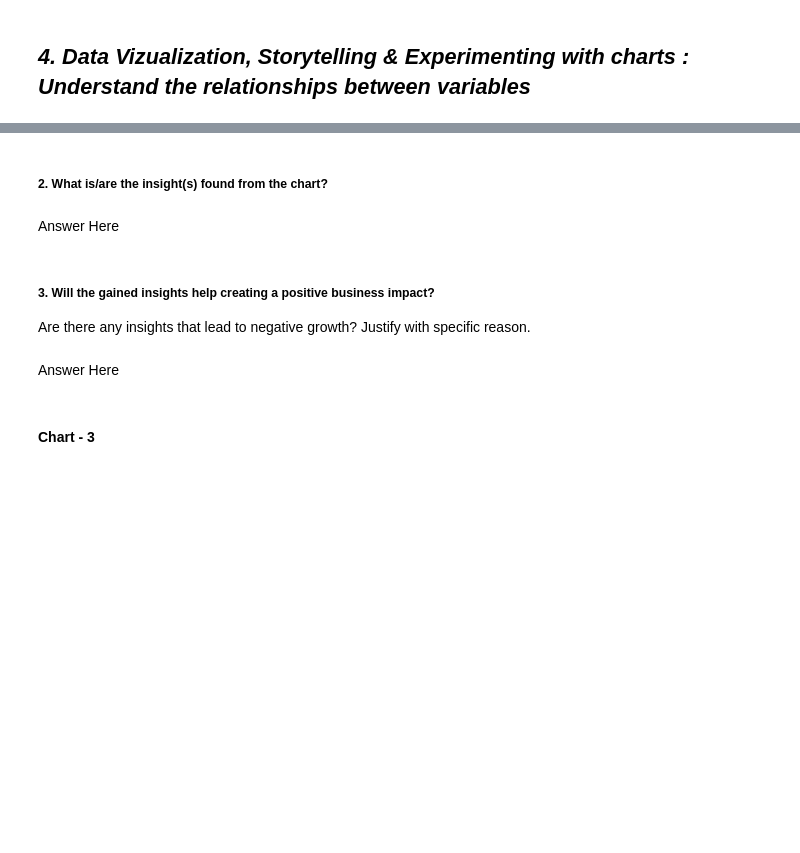
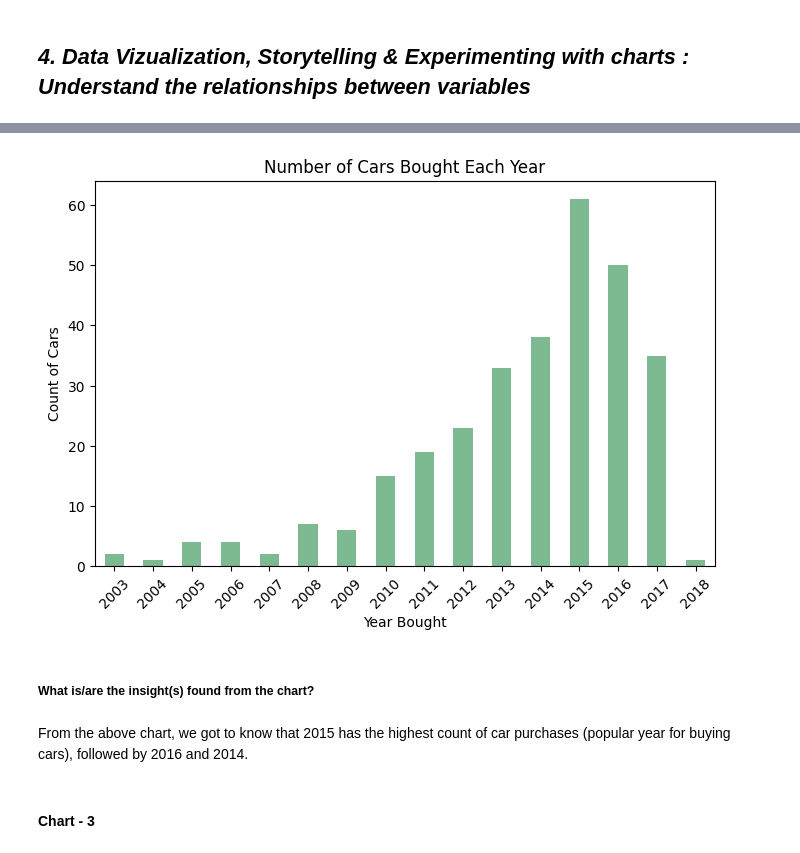
Before and after one commit to mirjubair/oibsip_taskno3, a Jupyter notebook: Car_Price_Prediction_with_Machine_Learning.ipynb, the cells around one changed output, grey strips where cells are left out. Drawn from its saved outputs; the diff is of its cells as text; code cells hidden in the pictures; blank space fills up the shorter version.

```diff
--- a/Car_Price_Prediction_with_Machine_Learning.ipynb
+++ b/Car_Price_Prediction_with_Machine_Learning.ipynb
@@ -222,12 +243,30 @@ Answer Here.
+# %%
+# Chart - 2 Bar plot visualization code for Number of Cars Bought Each Year
+# Set the figure size for the plot
+plt.figure(figsize=(8, 5))
+
+# Group the data by the 'Year' column and count the number of occurrences for each year
+yearly_counts = df.groupby('Year').count()['Car_Name']
+
+# Create a bar plot to visualize the count of cars bought in each year
+yearly_counts.plot(kind='bar')
+
+# Rotate the x-axis labels by 45 degrees for better readability
+plt.xticks(rotation=45)
+
+# Set labels and title for the plot
+plt.xlabel('Year Bought')
+plt.ylabel('Count of Cars')
+plt.title('Number of Cars Bought Each Year')
+
+# Display the plot
+plt.show()
+# %% [output]
+[figure, added]
 # %% [markdown]
-##### 2. What is/are the insight(s) found from the chart?
+##### What is/are the insight(s) found from the chart?
-# %% [markdown]
-Answer Here
-# %% [markdown]
-##### 3. Will the gained insights help creating a positive business impact?
-Are there any insights that lead to negative growth? Justify with specific reason.
-# %% [markdown]
-Answer Here
+# %% [markdown]
+From the above chart, we got to know that 2015 has the highest count of car purchases (popular year for buying cars), followed by 2016 and 2014.
 # %% [markdown]
 #### Chart - 3
 # %%
```
Also changed, not shown: parts of 21 cells of this notebook.
